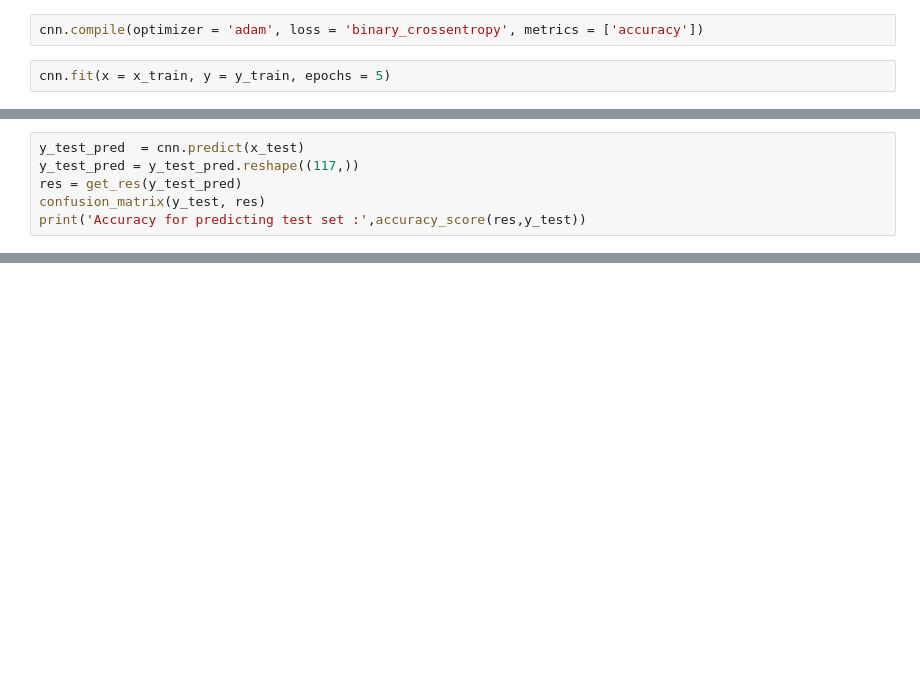
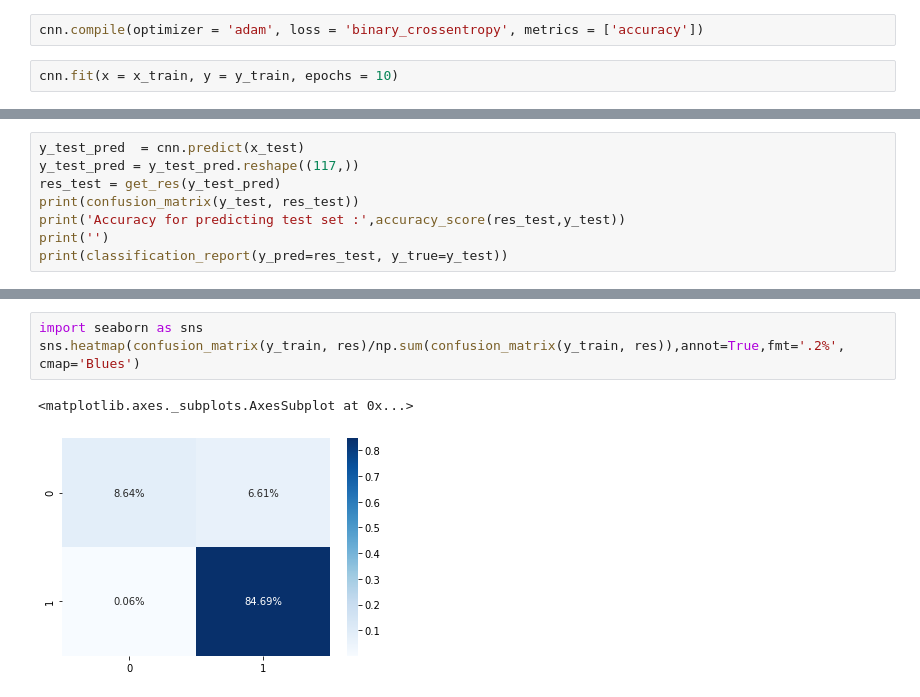
Before and after one commit to pakkaponwattanawaha/Bioinfomatics_TermProject, a Jupyter notebook: RNA_classification.ipynb, the cells around one changed output, grey strips where cells are left out. Saved outputs shown, nothing was run; the diff lists cells and outputs as text; blank space fills up the shorter version.

```diff
--- a/RNA_classification.ipynb
+++ b/RNA_classification.ipynb
@@ -334,5 +404,5 @@ cnn.add(tf.keras.layers.Dense(units=1, activation='sigmoid'))
 # %%
 cnn.compile(optimizer = 'adam', loss = 'binary_crossentropy', metrics = ['accuracy'])
 # %%
-cnn.fit(x = x_train, y = y_train, epochs = 5)
+cnn.fit(x = x_train, y = y_train, epochs = 10)
 # %% [output]
@@ -369,7 +462,9 @@ Accuracy for predicting training set : 0.867231638418079
 # %%
 y_test_pred  = cnn.predict(x_test)
 y_test_pred = y_test_pred.reshape((117,))
-res = get_res(y_test_pred)
-confusion_matrix(y_test, res)
-print('Accuracy for predicting test set :',accuracy_score(res,y_test))
+res_test = get_res(y_test_pred)
+print(confusion_matrix(y_test, res_test))
+print('Accuracy for predicting test set :',accuracy_score(res_test,y_test))
+print('')
+print(classification_report(y_pred=res_test, y_true=y_test))
 # %% [output]
@@ -376,0 +483,6 @@ Accuracy for predicting test set : 0.8632478632478633
+# %%
+import seaborn as sns
+sns.heatmap(confusion_matrix(y_train, res)/np.sum(confusion_matrix(y_train, res)),annot=True,fmt='.2%', cmap='Blues')
+# %% [output]
+<matplotlib.axes._subplots.AxesSubplot at 0x...>
+[figure, added]
```
Also changed, not shown: parts of 12 cells of this notebook, 1 other file.
